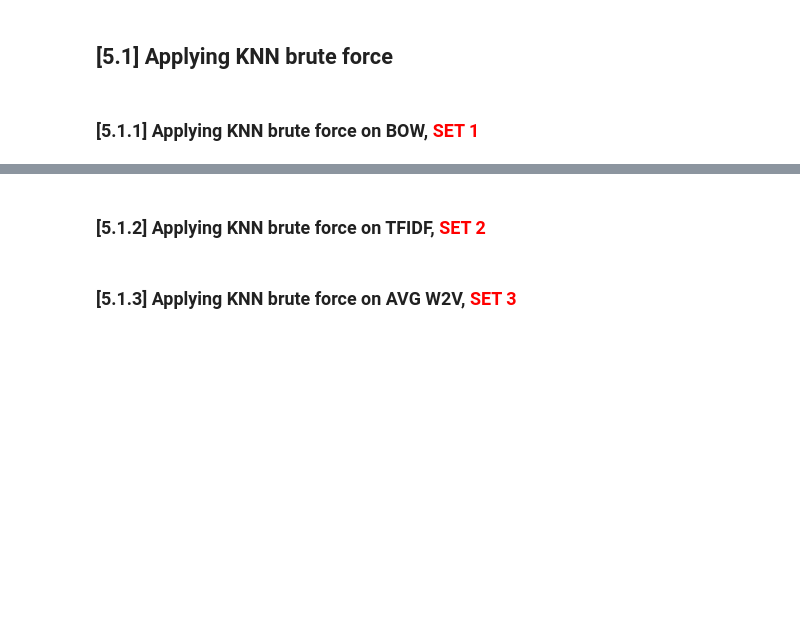
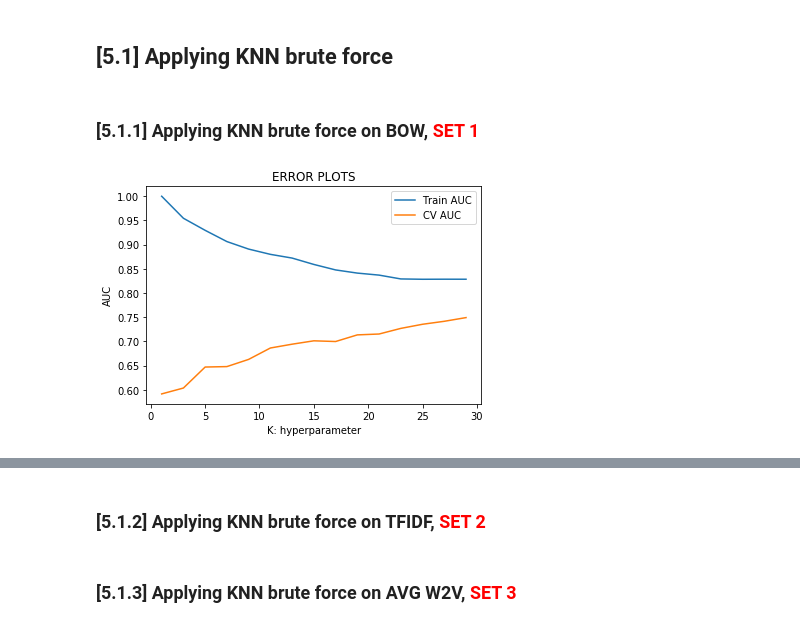
Before and after one commit to PhaneendraYedidi/Machine-Learning-Practices, a Jupyter notebook: 03_Amazon_Fine_Food_Reviews_Analysis_KNN.ipynb, the cells around one changed output, grey strips where cells are left out. Saved outputs shown, nothing was run; the diff lists cells and outputs as text; code cells hidden in the pictures; blank space fills up the shorter version.

```diff
--- a/03_Amazon_Fine_Food_Reviews_Analysis_KNN.ipynb
+++ b/03_Amazon_Fine_Food_Reviews_Analysis_KNN.ipynb
@@ -640,0 +643,81 @@ for sent in tqdm(list_of_sentance): # for each review/sentence
+# %%
+# Please write all the code with proper documentation
+from sklearn.metrics import accuracy_score,roc_auc_score
+from sklearn.neighbors import KNeighborsClassifier
+from sklearn.metrics import confusion_matrix
+
+#Input data
+X = preprocessed_reviews; Y = final['Score']
+
+# https://scikit-learn.org/stable/modules/generated/sklearn.model_selection.train_test_split.html
+from sklearn.model_selection import train_test_split
+x_train, x_test, y_train, y_test = train_test_split(X, Y, test_size=0.33) # this is random splitting
+x_train, x_cv, y_train, y_cv = train_test_split(x_train, y_train, test_size=0.33) # this is random splitting
+
+from sklearn.feature_extraction.text import CountVectorizer
+vectorizer = CountVectorizer()
+vectorizer.fit(x_train) # fit has to happen only on train data
+
+# we use the fitted CountVectorizer to convert the text to vector
+x_train_bow = vectorizer.transform(x_train)
+x_cv_bow = vectorizer.transform(x_cv)
+x_test_bow = vectorizer.transform(x_test)
+
+
+#Simple Cross validation
+train_auc = [] ; cv_auc = []
+k = range(1,30,2)
+for i in k:
+    # instantiate learning model (k = 30)
+    knn = KNeighborsClassifier(n_neighbors=i)
+
+    # fitting the model on crossvalidation train
+    knn.fit(x_train_bow, y_train)
+
+    # predict the response on the crossvalidation & train data
+    y_train_pred =  knn.predict_proba(x_train_bow)[:,1]
+    y_cv_pred =  knn.predict_proba(x_cv_bow)[:,1]
+
+    train_auc.append(roc_auc_score(y_train,y_train_pred))
+    cv_auc.append(roc_auc_score(y_cv, y_cv_pred))
+
+#Finding the best K value (Taken from https://kevinzakka.github.io/2016/07/13/k-nearest-neighbor/)
+MSE = [1 - x for x in cv_auc]
+optimal_k = k[MSE.index(min(MSE))]
+
+#Plotting the Error plot
+plt.plot(k, train_auc, label='Train AUC')
+plt.plot(k, cv_auc, label='CV AUC')
+plt.legend()
+plt.xlabel("K: hyperparameter")
+plt.ylabel("AUC")
+plt.title("ERROR PLOTS")
+plt.show()
+
+knn = KNeighborsClassifier(n_neighbors=optimal_k)
+knn.fit(x_train_bow,y_train)
+pred = knn.predict(x_test_bow)
+acc = accuracy_score(y_test, pred, normalize=True) * float(100)
+print('\n****Test accuracy for k = %d is %d%%' %(optimal_k,acc))
+
+# roc_auc_score(y_true, y_score) the 2nd parameter should be probability estimates of the positive class
+# not the predicted outputs
+train_fpr, train_tpr, thresholds = roc_curve(y_train, knn.predict_proba(x_train_bow)[:,1])
+test_fpr, test_tpr, thresholds = roc_curve(y_test, knn.predict_proba(x_test_bow)[:,1])
+
+plt.plot(train_fpr, train_tpr, label="train AUC ="+str(auc(train_fpr, train_tpr)))
+plt.plot(test_fpr, test_tpr, label="test AUC ="+str(auc(test_fpr, test_tpr)))
+plt.legend()
+plt.xlabel("K: hyperparameter")
+plt.ylabel("AUC")
+plt.title("ROC Curve")
+plt.show()
+
+print("="*100)
+
+print("Train confusion matrix")
+print(confusion_matrix(y_train, knn.predict(x_train_bow)))
+print("Test confusion matrix")
+print(confusion_matrix(y_test, knn.predict(x_test_bow)))
+# %% [output]
+[figure, added]
```
Also changed, not shown: parts of 4 cells of this notebook.
